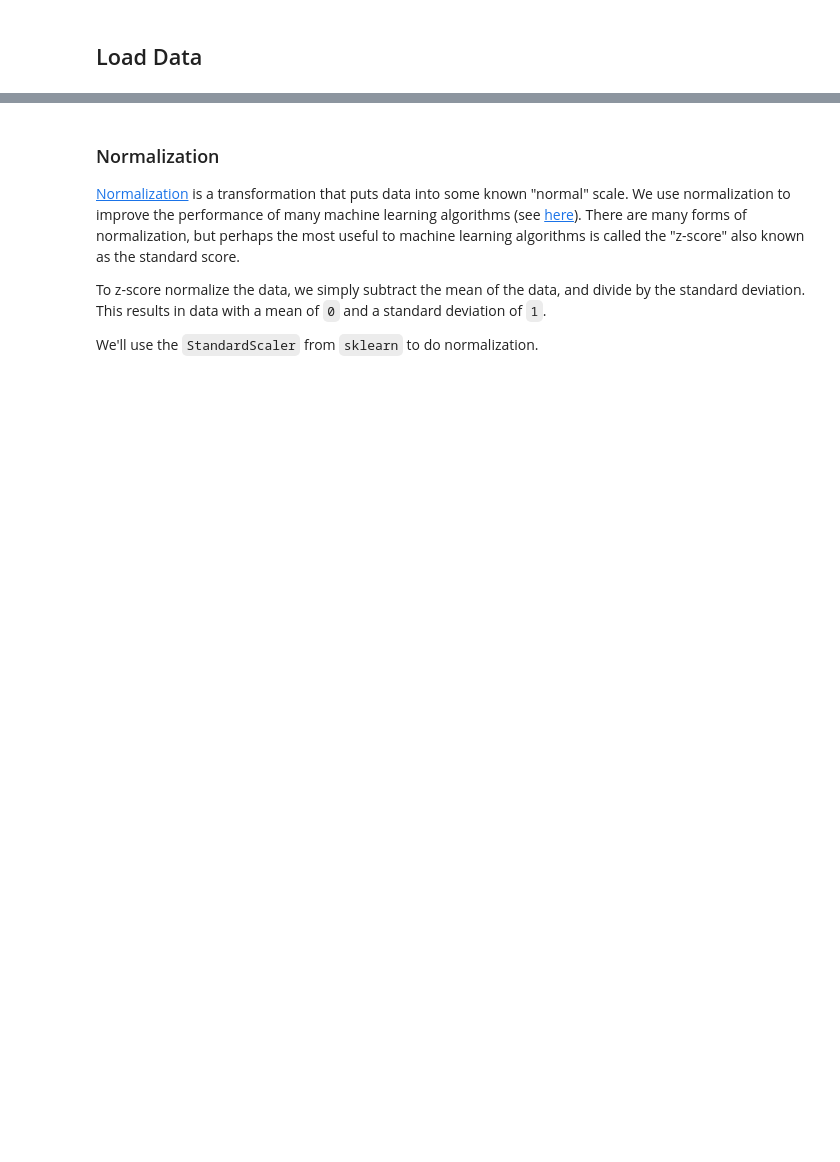
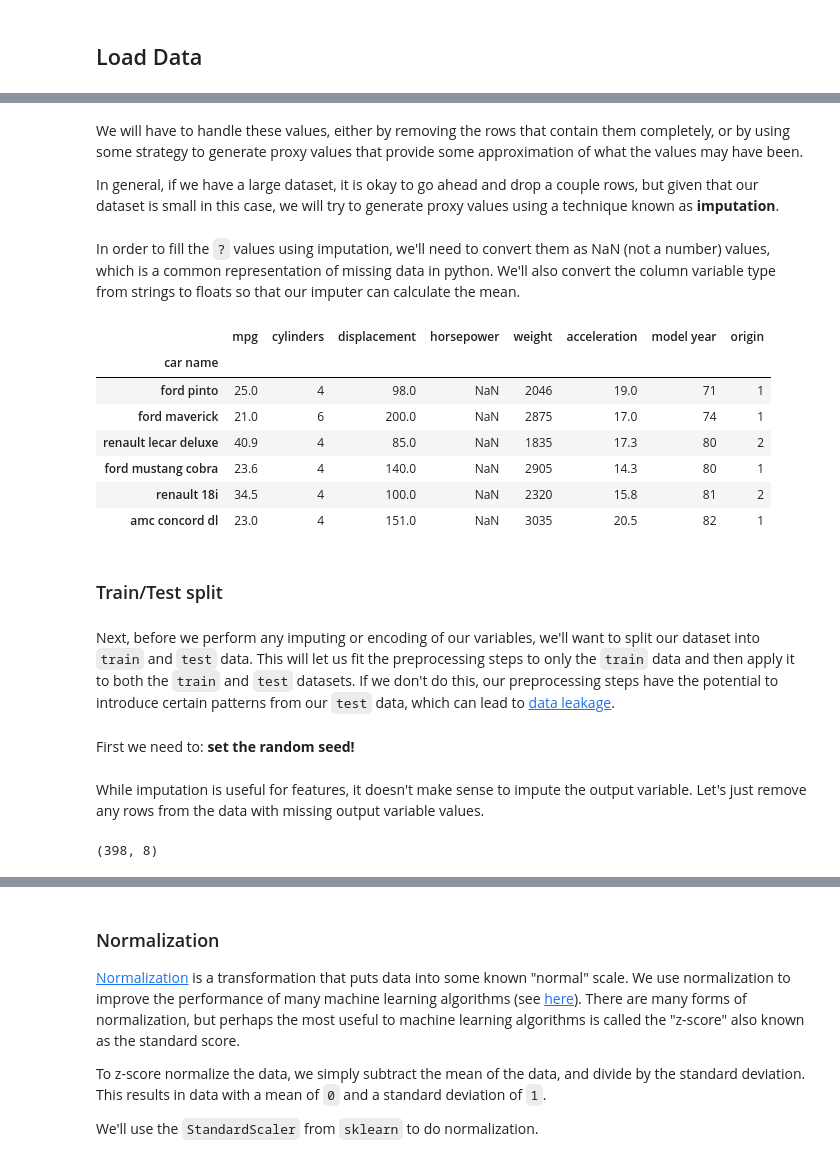
Before and after one commit to dlab-berkeley/Python-Machine-Learning, a Jupyter notebook: 2_regression.ipynb, the cells around one changed output, grey strips where cells are left out. Drawn from its saved outputs; the diff is of its cells as text; code cells hidden in the pictures; blank space fills up the shorter version.

```diff
--- a/2_regression.ipynb
+++ b/2_regression.ipynb
@@ -204,0 +23,3 @@ oldpeak_imp.shape
+# %%
+data = pd.read_csv('data/auto-mpg.csv', index_col='car name')
+data.head()
@@ -204,0 +92,26 @@ oldpeak_imp.shape
+# %% [markdown]
+We will have to handle these values, either by removing the rows that contain them completely, or by using some strategy to generate proxy values that provide some approximation of what the values may have been.
+
+In general, if we have a large dataset, it is okay to go ahead and drop a couple rows, but given that our dataset is small in this case, we will try to generate proxy values using a technique known as **imputation**.
+# %% [markdown]
+In order to fill the `?` values using imputation, we'll need to convert them as NaN (not a number) values, which is a common representation of missing data in python. We'll also convert the column variable type from strings to floats so that our imputer can calculate the mean.
+# %%
+data = data.replace('?', np.nan)
+data = data.astype({'horsepower': 'float'})
+# %%
+data[data['horsepower'].isna()]
+# %% [output]
+|  | mpg | cylinders | displacement | horsepower | weight | acceleration | model year | origin |
+| car name |  |  |  |  |  |  |  |  |
+| ford pinto | 25.0 | 4 | 98.0 | NaN | 2046 | 19.0 | 71 | 1 |
+| ford maverick | 21.0 | 6 | 200.0 | NaN | 2875 | 17.0 | 74 | 1 |
+| renault lecar deluxe | 40.9 | 4 | 85.0 | NaN | 1835 | 17.3 | 80 | 2 |
+| ford mustang cobra | 23.6 | 4 | 140.0 | NaN | 2905 | 14.3 | 80 | 1 |
+| renault 18i | 34.5 | 4 | 100.0 | NaN | 2320 | 15.8 | 81 | 2 |
+| amc concord dl | 23.0 | 4 | 151.0 | NaN | 3035 | 20.5 | 82 | 1 |
+# %% [markdown]
+### Train/Test split
+# %% [markdown]
+Next, before we perform any imputing or encoding of our variables, we'll want to split our dataset into `train` and `test` data. This will let us fit the preprocessing steps to only the `train` data and then apply it to both the `train` and `test` datasets. If we don't do this, our preprocessing steps have the potential to introduce certain patterns from our `test` data, which can lead to [data leakage](https://en.wikipedia.org/wiki/Leakage_(machine_learning)).
+# %% [markdown]
+First we need to: **set the random seed!**
@@ -204,0 +121,7 @@ oldpeak_imp.shape
+# %% [markdown]
+While imputation is useful for features, it doesn't make sense to impute the output variable. Let's just remove any rows from the data with missing output variable values.
+# %%
+data.dropna(axis=0, subset=['mpg'], inplace=True)
+data.shape
+# %% [output]
+(398, 8)
```
Also changed, not shown: parts of 214 cells of this notebook, 7 other files.
